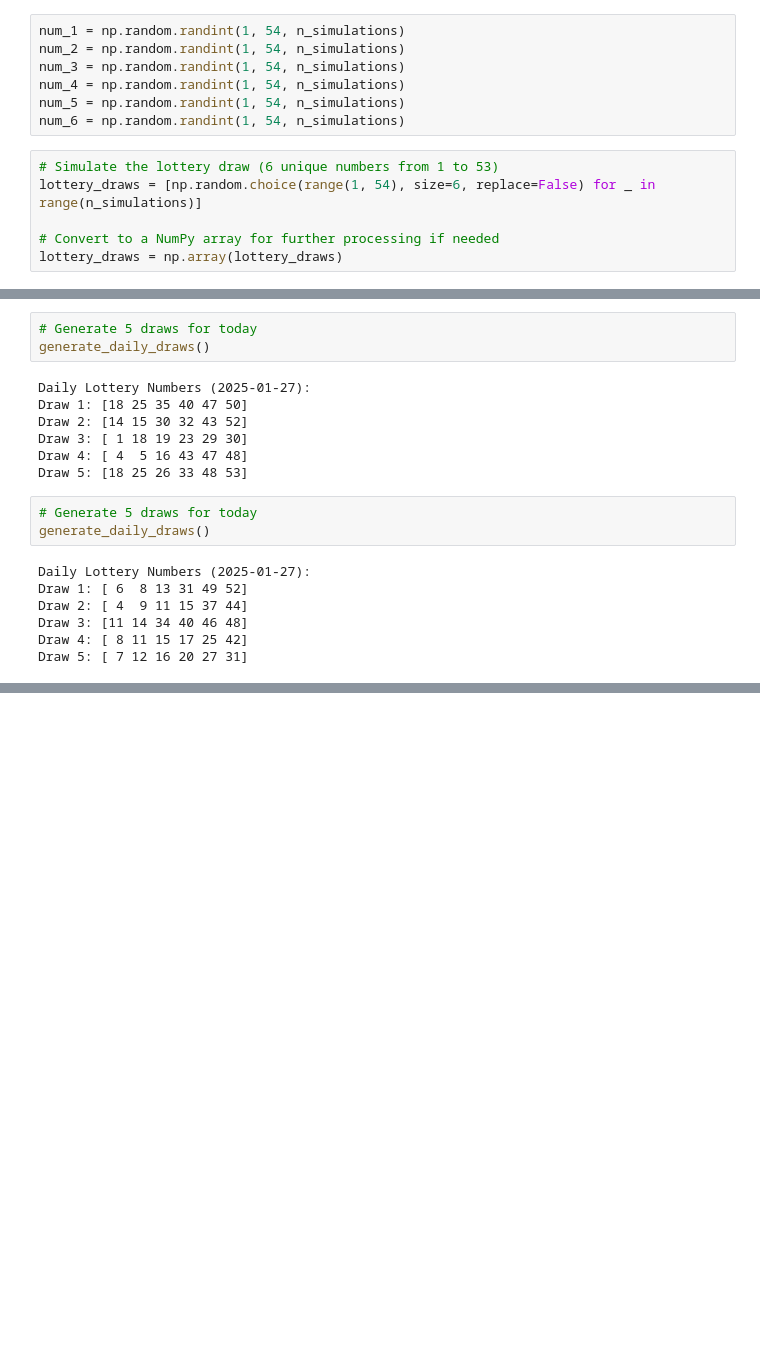
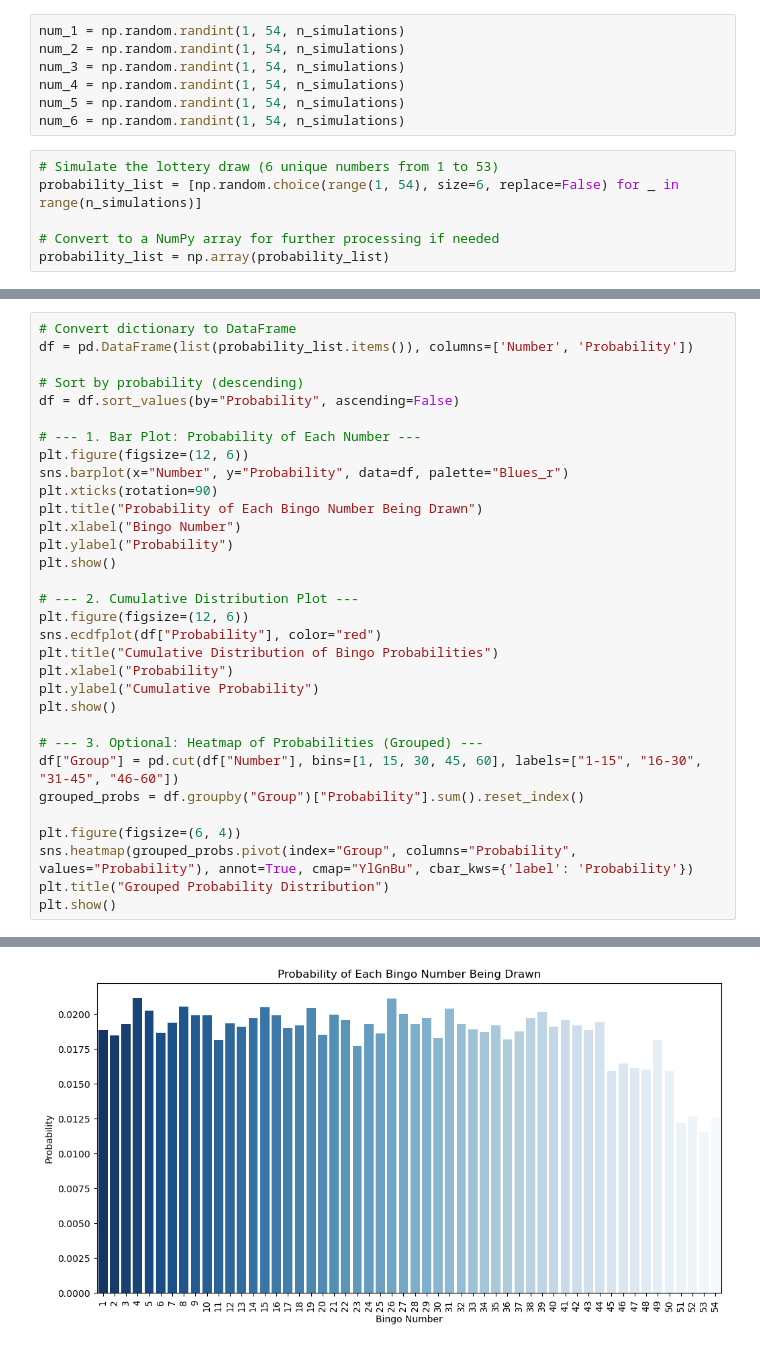
Before and after one commit to FurrowSam/Lotto_Predictions, a Jupyter notebook: predictions.ipynb, the cells around one changed output, grey strips where cells are left out. Cells and saved outputs as stored; diff of their text form; blank space fills up the shorter version.

Commit message:
bolstering probability analysis.

```diff
--- a/predictions.ipynb
+++ b/predictions.ipynb
@@ -193,8 +219,8 @@ num_5 = np.random.randint(1, 54, n_simulations)
 num_6 = np.random.randint(1, 54, n_simulations)
 # %%
 # Simulate the lottery draw (6 unique numbers from 1 to 53)
-lottery_draws = [np.random.choice(range(1, 54), size=6, replace=False) for _ in range(n_simulations)]
+probability_list = [np.random.choice(range(1, 54), size=6, replace=False) for _ in range(n_simulations)]
 
 # Convert to a NumPy array for further processing if needed
-lottery_draws = np.array(lottery_draws)
+probability_list = np.array(probability_list)
 # %%
@@ -232,20 +258,33 @@ Draw 5: [13 17 34 45 48 50]
-# %%
-# Generate 5 draws for today
-generate_daily_draws()
-# %% [output]
-Daily Lottery Numbers (2025-01-27):
-Draw 1: [18 25 35 40 47 50]
-Draw 2: [14 15 30 32 43 52]
-Draw 3: [ 1 18 19 23 29 30]
-Draw 4: [ 4  5 16 43 47 48]
-Draw 5: [18 25 26 33 48 53]
-# %%
-# Generate 5 draws for today
-generate_daily_draws()
-# %% [output]
-Daily Lottery Numbers (2025-01-27):
-Draw 1: [ 6  8 13 31 49 52]
-Draw 2: [ 4  9 11 15 37 44]
-Draw 3: [11 14 34 40 46 48]
-Draw 4: [ 8 11 15 17 25 42]
-Draw 5: [ 7 12 16 20 27 31]
+# %%
+# Convert dictionary to DataFrame
+df = pd.DataFrame(list(probability_list.items()), columns=['Number', 'Probability'])
+
+# Sort by probability (descending)
+df = df.sort_values(by="Probability", ascending=False)
+
+# --- 1. Bar Plot: Probability of Each Number ---
+plt.figure(figsize=(12, 6))
+sns.barplot(x="Number", y="Probability", data=df, palette="Blues_r")
+plt.xticks(rotation=90)
+plt.title("Probability of Each Bingo Number Being Drawn")
+plt.xlabel("Bingo Number")
+plt.ylabel("Probability")
+plt.show()
+
+# --- 2. Cumulative Distribution Plot ---
+plt.figure(figsize=(12, 6))
+sns.ecdfplot(df["Probability"], color="red")
+plt.title("Cumulative Distribution of Bingo Probabilities")
+plt.xlabel("Probability")
+plt.ylabel("Cumulative Probability")
+plt.show()
+
+# --- 3. Optional: Heatmap of Probabilities (Grouped) ---
+df["Group"] = pd.cut(df["Number"], bins=[1, 15, 30, 45, 60], labels=["1-15", "16-30", "31-45", "46-60"])
+grouped_probs = df.groupby("Group")["Probability"].sum().reset_index()
+
+plt.figure(figsize=(6, 4))
+sns.heatmap(grouped_probs.pivot(index="Group", columns="Probability", values="Probability"), annot=True, cmap="YlGnBu", cbar_kws={'label': 'Probability'})
+plt.title("Grouped Probability Distribution")
+plt.show()
+# %% [output]
@@ -251,0 +294 @@ Draw 5: [ 7 12 16 20 27 31]
+[figure, added]
```
Also changed, not shown: parts of 16 cells of this notebook, 1 other file.
